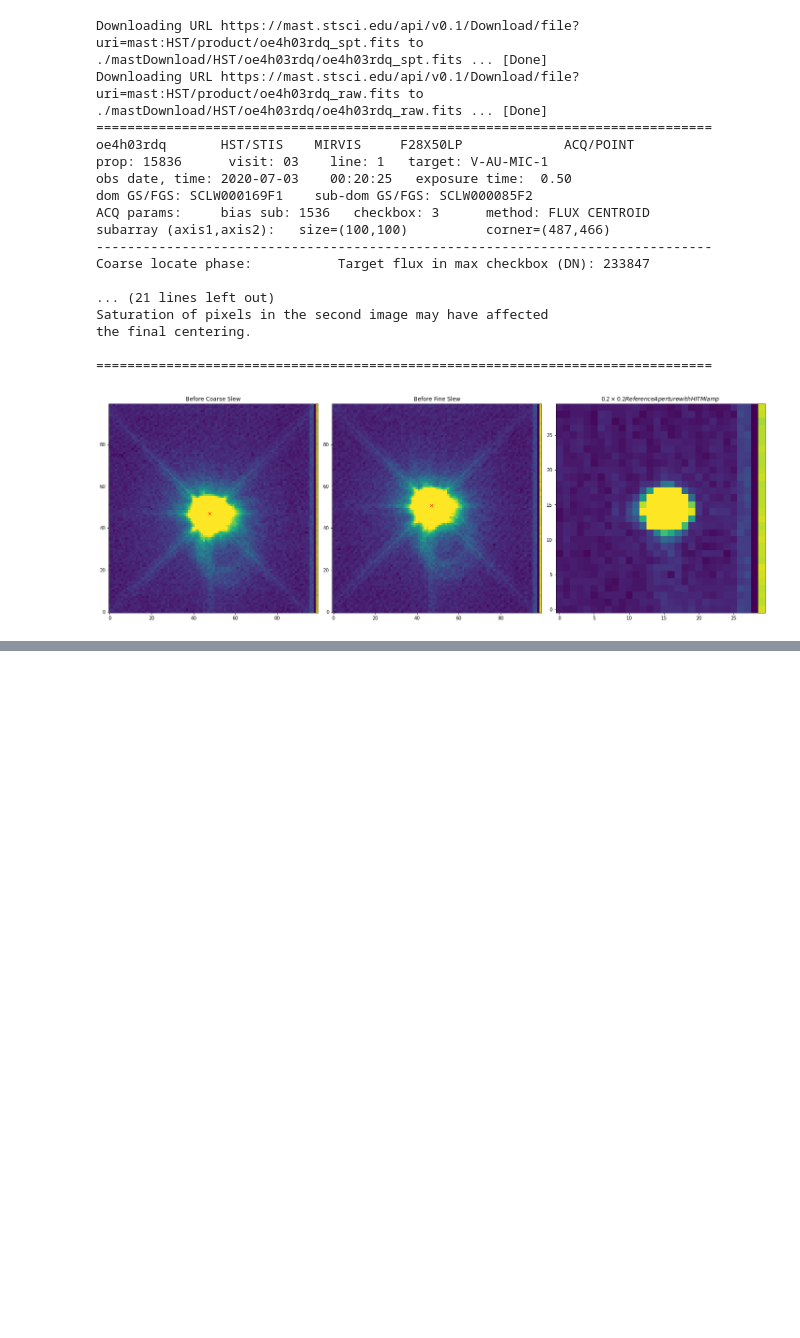
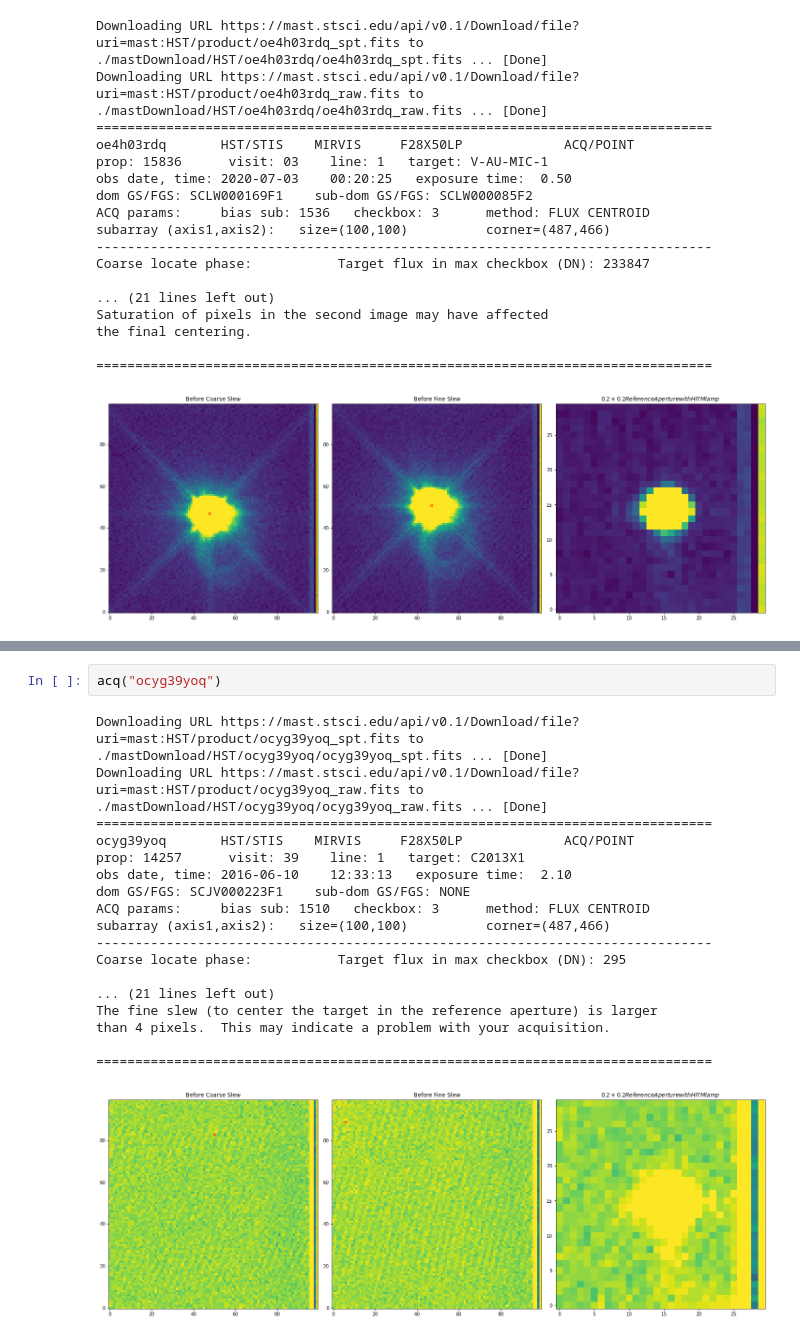
Before and after one commit to spacetelescope/STIS-Notebooks, a Jupyter notebook: acquisition/acq.ipynb, the cells around one changed output, grey strips where cells are left out. Drawn from its saved outputs; the diff is of its cells as text; blank space fills up the shorter version.

```diff
--- a/acquisition/acq.ipynb
+++ b/acquisition/acq.ipynb
@@ -257,3 +282,24 @@ the final centering.
+# %%
+acq("ocyg39yoq")
+# %% [output]
+Downloading URL https://mast.stsci.edu/api/v0.1/Download/file?uri=mast:HST/product/ocyg39yoq_spt.fits to ./mastDownload/HST/ocyg39yoq/ocyg39yoq_spt.fits ... [Done]
+Downloading URL https://mast.stsci.edu/api/v0.1/Download/file?uri=mast:HST/product/ocyg39yoq_raw.fits to ./mastDownload/HST/ocyg39yoq/ocyg39yoq_raw.fits ... [Done]
+===============================================================================
+ocyg39yoq       HST/STIS    MIRVIS     F28X50LP             ACQ/POINT
+prop: 14257      visit: 39    line: 1   target: C2013X1
+obs date, time: 2016-06-10    12:33:13   exposure time:  2.10
+dom GS/FGS: SCJV000223F1    sub-dom GS/FGS: NONE
+ACQ params:     bias sub: 1510   checkbox: 3      method: FLUX CENTROID
+subarray (axis1,axis2):   size=(100,100)          corner=(487,466)
+-------------------------------------------------------------------------------
+Coarse locate phase:           Target flux in max checkbox (DN): 295
+
+... (21 lines left out)
+The fine slew (to center the target in the reference aperture) is larger
+than 4 pixels.  This may indicate a problem with your acquisition.
+
+===============================================================================
+[figure, added]
 # %% [markdown]
 
 ---
```
Also changed, not shown: parts of 20 cells of this notebook.
